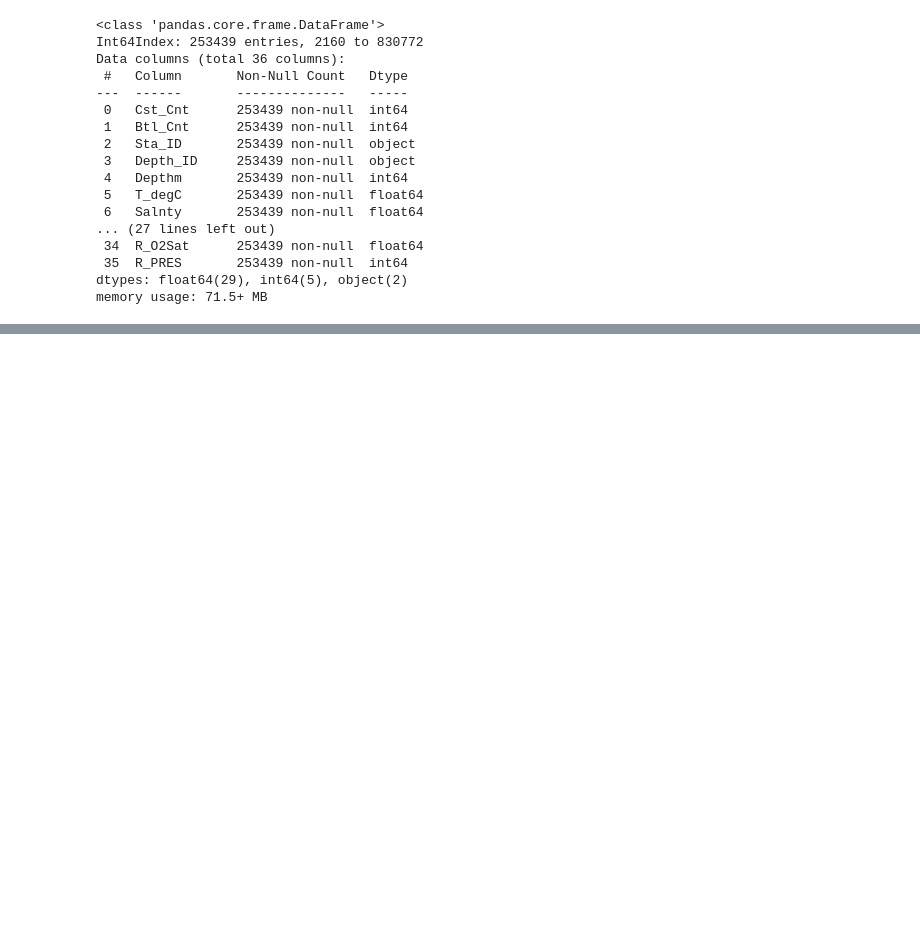
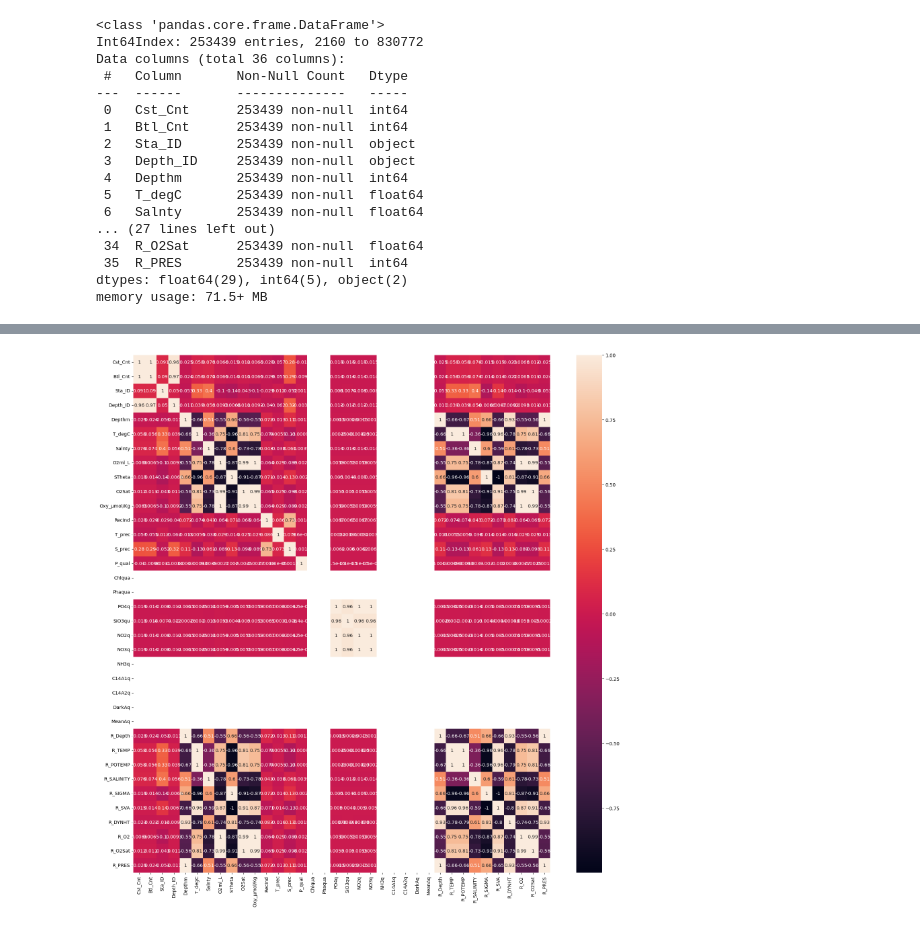
Before and after one commit to mynamescheff/some-data-ig, a Jupyter notebook: bottle/model.ipynb, the cells around one changed output, grey strips where cells are left out. Cells and saved outputs as stored; diff of their text form; code cells hidden in the pictures; blank space fills up the shorter version.

```diff
--- a/bottle/model.ipynb
+++ b/bottle/model.ipynb
@@ -241,0 +244,23 @@ plt.show()
+# %%
+#cat cols for both dataframes
+cat_cols_nn = df_no_null.select_dtypes(include=['object']).columns
+cat_cols_mean = df_mean.select_dtypes(include=['object']).columns
+#num cols for both dataframes
+num_cols_nn = df_no_null.select_dtypes(include=['int64', 'float64']).columns
+num_cols_mean = df_mean.select_dtypes(include=['int64', 'float64']).columns
+# %%
+#label encoder for both dataframes
+from sklearn.preprocessing import LabelEncoder
+le = LabelEncoder()
+for col in cat_cols_nn:
+    df_no_null[col] = le.fit_transform(df_no_null[col])
+for col in cat_cols_mean:
+    df_mean[col] = le.fit_transform(df_mean[col])
+# %%
+#correlation matrix for both dataframes
+corr_nn = df_no_null.corr()
+plt.figure(figsize=(20,20))
+sns.heatmap(corr_nn, annot=True)
+plt.show()
+# %% [output]
+[figure, added]
```
Also changed, not shown: parts of 4 cells of this notebook.
